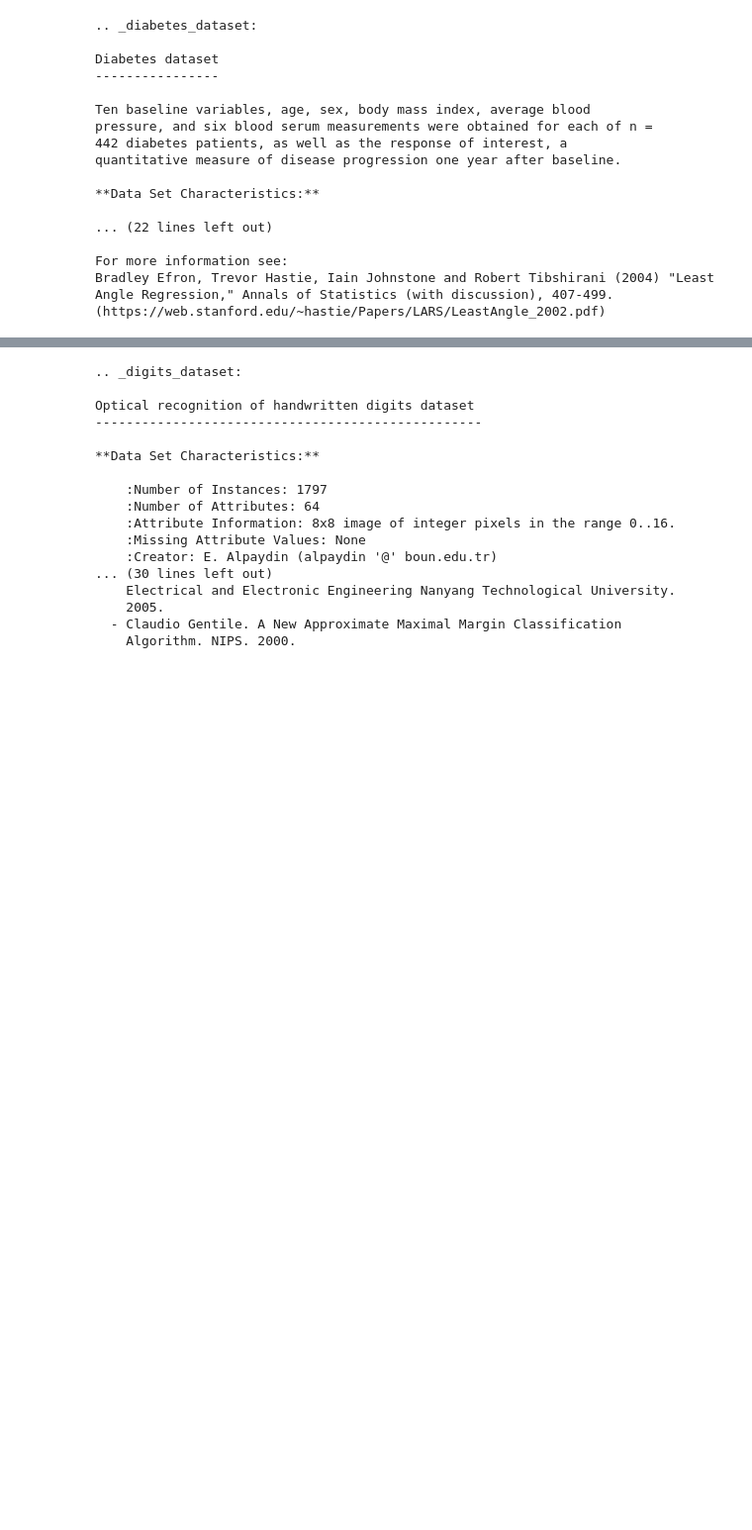
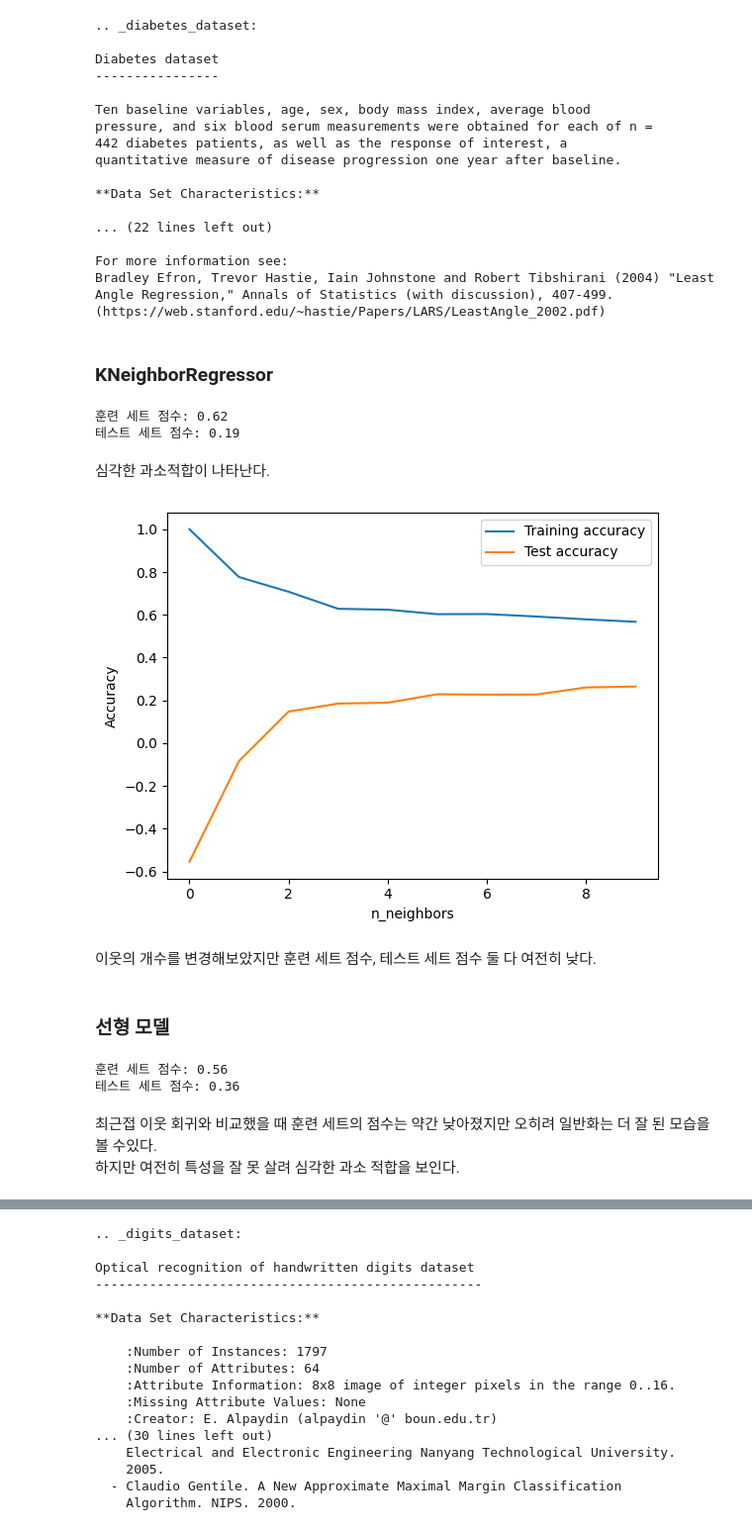
Before and after one commit to logiggi/MachineLearning, a Jupyter notebook: ToyProject.ipynb, the cells around one changed output, grey strips where cells are left out. Shown at 99% size. Drawn from its saved outputs; the diff is of its cells as text; code cells hidden in the pictures; blank space fills up the shorter version.

```diff
--- a/ToyProject.ipynb
+++ b/ToyProject.ipynb
@@ -21,3 +25,62 @@ quantitative measure of disease progression one year after baseline.
 For more information see:
 Bradley Efron, Trevor Hastie, Iain Johnstone and Robert Tibshirani (2004) "Least Angle Regression," Annals of Statistics (with discussion), 407-499.
 (https://web.stanford.edu/~hastie/Papers/LARS/LeastAngle_2002.pdf)
+# %%
+# 훈련 세트, 테스트 세트 분리
+X = diabetes['data']
+y = diabetes['target']
+
+X_train, X_test, y_train, y_test = train_test_split(X, y, random_state=0)
+# %% [markdown]
+### KNeighborRegressor
+# %%
+# KNN regressor
+from sklearn.neighbors import KNeighborsRegressor
+
+knn = KNeighborsRegressor()
+knn.fit(X_train, y_train)
+
+print("훈련 세트 점수: {:.2f}".format(knn.score(X_train, y_train)))
+print("테스트 세트 점수: {:.2f}".format(knn.score(X_test, y_test)))
+# %% [output]
+훈련 세트 점수: 0.62
+테스트 세트 점수: 0.19
+# %% [markdown]
+심각한 과소적합이 나타난다.
+# %%
+# n_neighbors를 조정
+
+training_accuracy = []
+test_accuracy = []
+for i in range(1, 11):
+    knn = KNeighborsRegressor(n_neighbors=i)
+    knn.fit(X_train, y_train)
+    training_accuracy.append(knn.score(X_train, y_train))
+    test_accuracy.append(knn.score(X_test, y_test))
+
+plt.plot(training_accuracy, label='Training accuracy')
+plt.plot(test_accuracy, label='Test accuracy')
+plt.ylabel("Accuracy")
+plt.xlabel("n_neighbors")
+plt.legend()
+plt.show()
+# %% [output]
+[figure, added]
+# %% [markdown]
+이웃의 개수를 변경해보았지만 훈련 세트 점수, 테스트 세트 점수 둘 다 여전히 낮다.
+# %% [markdown]
+### 선형 모델
+# %%
+from sklearn.linear_model import LinearRegression
+
+lr = LinearRegression()
+lr.fit(X_train, y_train)
+
+print("훈련 세트 점수: {:.2f}".format(lr.score(X_train, y_train)))
+print("테스트 세트 점수: {:.2f}".format(lr.score(X_test, y_test)))
+# %% [output]
+훈련 세트 점수: 0.56
+테스트 세트 점수: 0.36
+# %% [markdown]
+최근접 이웃 회귀와 비교했을 때 훈련 세트의 점수는 약간 낮아졌지만 오히려 일반화는 더 잘 된 모습을 볼 수있다.
+하지만 여전히 특성을 잘 못 살려 심각한 과소 적합을 보인다.
```
Also changed, not shown: parts of 26 cells of this notebook.
